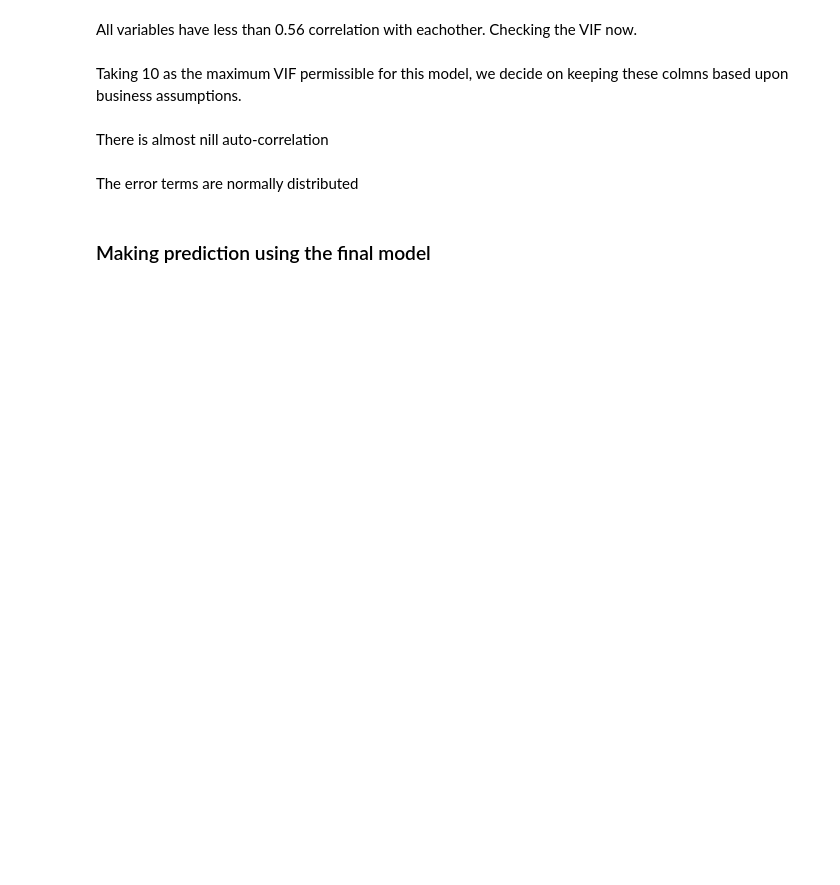
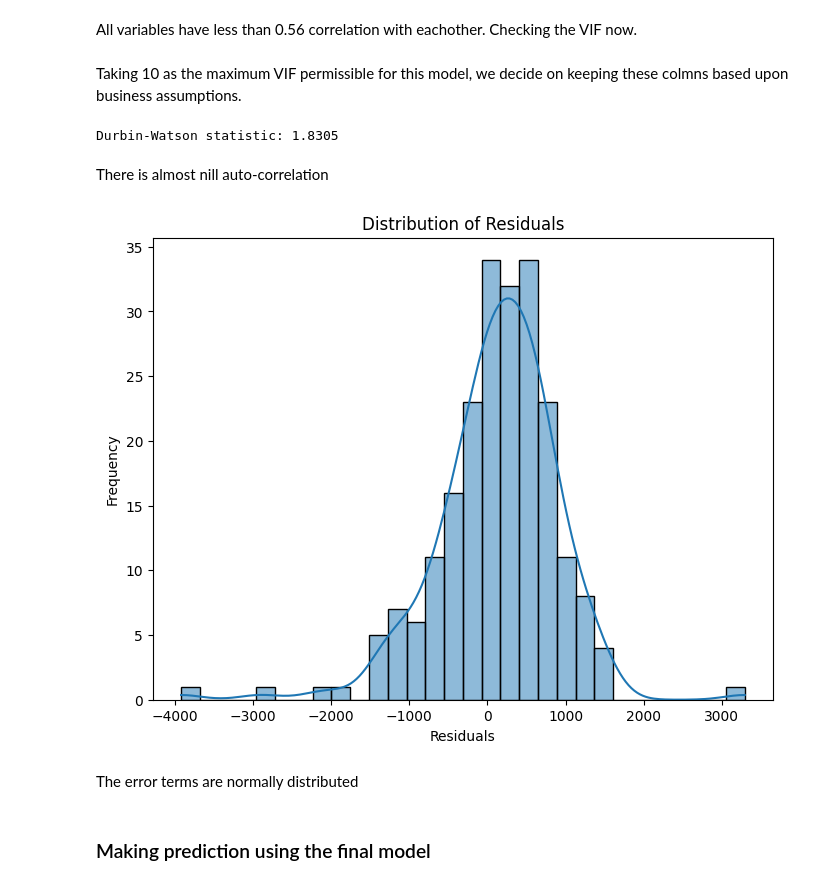
Before and after one commit to elisemyr/LAB3_MACHINE_LEARNING, a Jupyter notebook: lab3/Lab3_ML_AIDAMS_Student.ipynb, the cells around one changed output. Saved outputs shown, nothing was run; the diff lists cells and outputs as text; code cells hidden in the pictures; blank space fills up the shorter version.

```diff
--- a/lab3/Lab3_ML_AIDAMS_Student.ipynb
+++ b/lab3/Lab3_ML_AIDAMS_Student.ipynb
@@ -1188,5 +1265,11 @@ Taking 10 as the maximum VIF permissible for this model, we decide on keeping th
 # To verify that the observations are not auto-correlated, we can use the Durbin-Watson test.
 # The test will output values between 0 and 4. The closer it is to 2, the less auto-correlation there is between the various variables
 # (0–2: positive auto-correlation, 2–4: negative auto-correlation)
+
+from statsmodels.stats.stattools import durbin_watson
+dw = durbin_watson(residuals)
+print(f'Durbin-Watson statistic: {dw:.4f}')
+# %% [output]
+Durbin-Watson statistic: 1.8305
 # %% [markdown]
 There is almost nill auto-correlation
@@ -1198,3 +1276,17 @@ There is almost nill auto-correlation
+# %%
+# Normality of Errors
+
+residuals = y_test - y_pred
+plt.figure(figsize=(8,6))
+sns.histplot(residuals, kde=True, bins=30)
+plt.title('Distribution of Residuals')
+plt.xlabel('Residuals')
+plt.ylabel('Frequency')
+plt.show()
+
+# Ploting the histogram of the error terms
+# %% [output]
+[figure, added]
 # %% [markdown]
 The error terms are normally distributed
 # %% [markdown]
```
Also changed, not shown: parts of 29 cells of this notebook.
